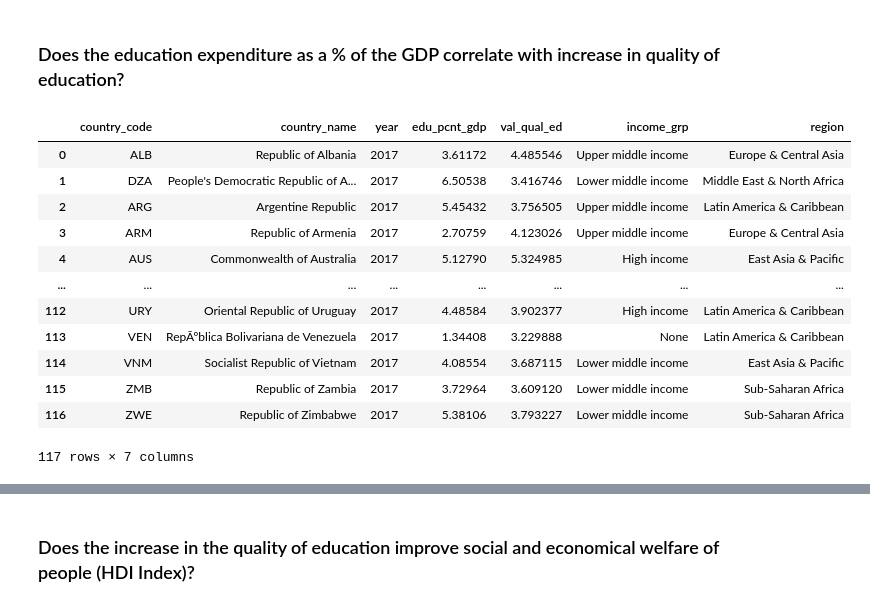
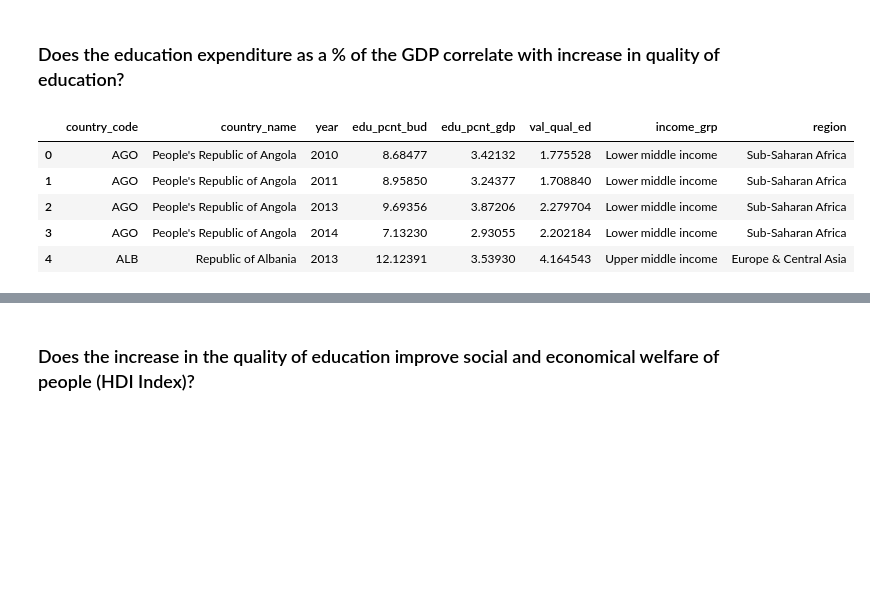
Before and after one commit to IShaalan/BAIT580A---Project-Repo, a Jupyter notebook: analysis.ipynb, the cells around one changed output, grey strips where cells are left out. Saved outputs shown, nothing was run; the diff lists cells and outputs as text; code cells hidden in the pictures; blank space fills up the shorter version.

```diff
--- a/analysis.ipynb
+++ b/analysis.ipynb
@@ -200,29 +163,25 @@ Deprecated in NumPy 1.20; for more details and guidance: https://numpy.org/devdo
 # %% [markdown]
 ### Does the education expenditure as a % of the GDP correlate with increase in quality of education?
 # %%
-qu_gdp_qual = '''SELECT ct.country_code, ct.country_name,hc.year,edu_pcnt_gdp, val_qual_ed,ct.income_grp,ct.region
+#Loading data
+qu_gdp_qual = '''SELECT ct.country_code, ct.country_name,hc.year, edu_pcnt_bud, edu_pcnt_gdp, val_qual_ed,ct.income_grp,ct.region
 FROM edx.education_indicators as ei
 	INNER JOIN edx.human_capital as hc ON ei.year = hc.year and ei.country_code = hc.country_code
 	INNER JOIN edx.country as ct on ct.country_code  = hc.country_code
-WHERE edu_pcnt_gdp is not NULL and val_qual_ed is not NULL and hc.year BETWEEN 2017 and 2017'''
+WHERE edu_pcnt_gdp is not NULL and val_qual_ed is not NULL and hc.year BETWEEN 2008 and 2017'''
 
 cur.execute(query=qu_gdp_qual)
 df_gdp_qual = pd.DataFrame(cur.fetchall())
 
-df_gdp_qual.columns = ['country_code','country_name','year','edu_pcnt_gdp','val_qual_ed','income_grp','region']
+df_gdp_qual.columns = ['country_code','country_name','year','edu_pcnt_bud','edu_pcnt_gdp','val_qual_ed','income_grp','region']
 
-df_gdp_qual
+df_gdp_qual = df_gdp_qual.dropna()
+
+df_gdp_qual.head()
 # %% [output]
-|  | country_code | country_name | year | edu_pcnt_gdp | val_qual_ed | income_grp | region |
-| 0 | ALB | Republic of Albania | 2017 | 3.61172 | 4.485546 | Upper middle income | Europe & Central Asia |
-| 1 | DZA | People's Democratic Republic of A... | 2017 | 6.50538 | 3.416746 | Lower middle income | Middle East & North Africa |
-| 2 | ARG | Argentine Republic | 2017 | 5.45432 | 3.756505 | Upper middle income | Latin America & Caribbean |
-| 3 | ARM | Republic of Armenia | 2017 | 2.70759 | 4.123026 | Upper middle income | Europe & Central Asia |
-| 4 | AUS | Commonwealth of Australia | 2017 | 5.12790 | 5.324985 | High income | East Asia & Pacific |
-| ... | ... | ... | ... | ... | ... | ... | ... |
-| 112 | URY | Oriental Republic of Uruguay | 2017 | 4.48584 | 3.902377 | High income | Latin America & Caribbean |
-| 113 | VEN | RepÃºblica Bolivariana de Venezuela | 2017 | 1.34408 | 3.229888 | None | Latin America & Caribbean |
-| 114 | VNM | Socialist Republic of Vietnam | 2017 | 4.08554 | 3.687115 | Lower middle income | East Asia & Pacific |
-| 115 | ZMB | Republic of Zambia | 2017 | 3.72964 | 3.609120 | Lower middle income | Sub-Saharan Africa |
-| 116 | ZWE | Republic of Zimbabwe | 2017 | 5.38106 | 3.793227 | Lower middle income | Sub-Saharan Africa |
+|  | country_code | country_name | year | edu_pcnt_bud | edu_pcnt_gdp | val_qual_ed | income_grp | region |
+| 0 | AGO | People's Republic of Angola | 2010 | 8.68477 | 3.42132 | 1.775528 | Lower middle income | Sub-Saharan Africa |
+| 1 | AGO | People's Republic of Angola | 2011 | 8.95850 | 3.24377 | 1.708840 | Lower middle income | Sub-Saharan Africa |
+| 2 | AGO | People's Republic of Angola | 2013 | 9.69356 | 3.87206 | 2.279704 | Lower middle income | Sub-Saharan Africa |
+| 3 | AGO | People's Republic of Angola | 2014 | 7.13230 | 2.93055 | 2.202184 | Lower middle income | Sub-Saharan Africa |
+| 4 | ALB | Republic of Albania | 2013 | 12.12391 | 3.53930 | 4.164543 | Upper middle income | Europe & Central Asia |
-117 rows × 7 columns
```
Also changed, not shown: parts of 54 cells of this notebook, 2 other files.
